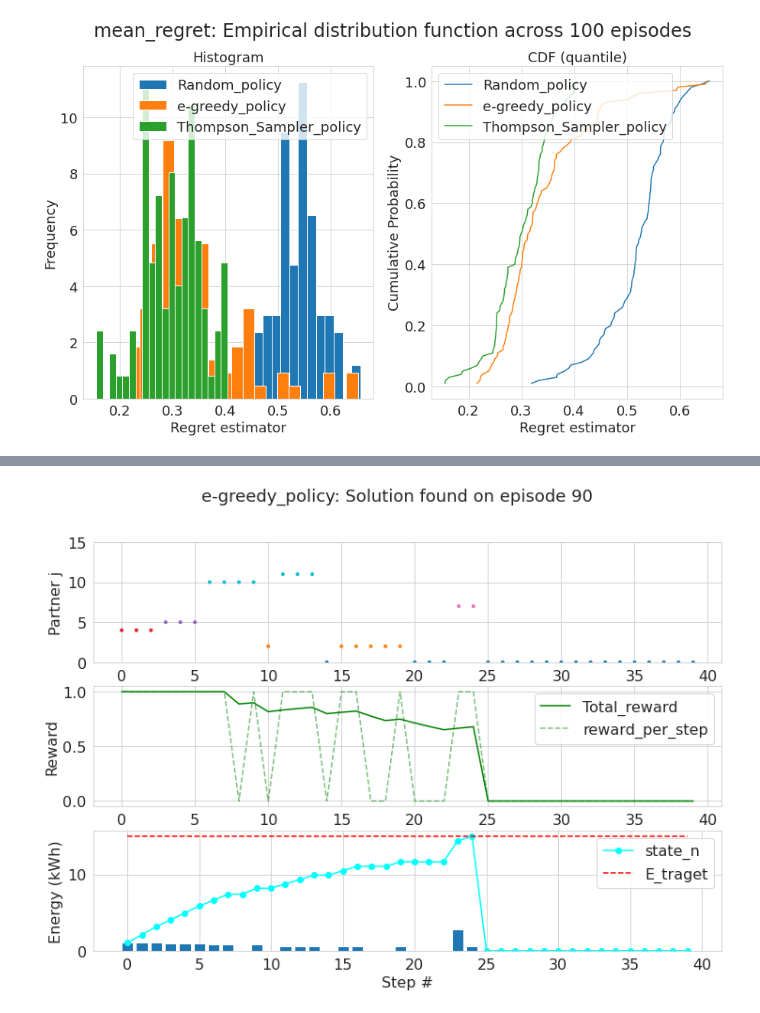
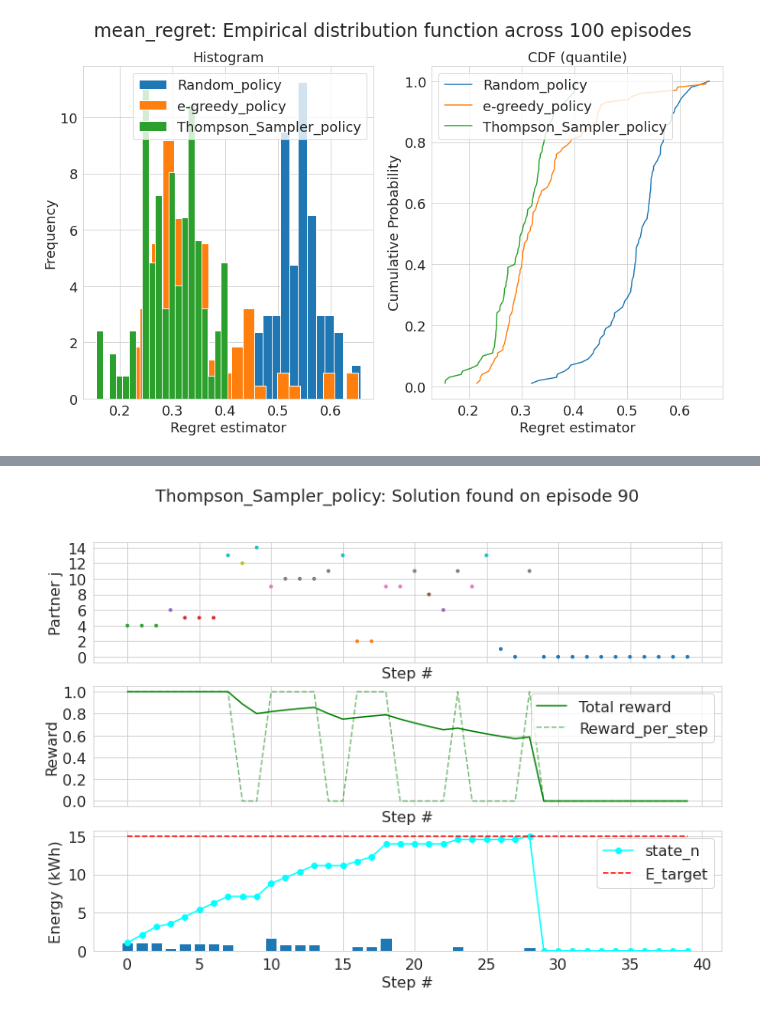
Before and after one commit to tabsa/P2P_market_MAD, a Jupyter notebook: Data_analysis_and_Policy.ipynb, the cells around one changed output, grey strips where cells are left out. Saved outputs shown, nothing was run; the diff lists cells and outputs as text; code cells hidden in the pictures.

```diff
--- a/Data_analysis_and_Policy.ipynb
+++ b/Data_analysis_and_Policy.ipynb
@@ -155,36 +191,26 @@ for theta in theta_feat:
 # %%
 # Result data structure
 pol_sol = data['policy_sol'] # Optimal policy per agent
 e_target = data['simulation']['target'] # Energy target per episode (array)
 ag_label = data['agents']['id'] # Agent type (Random, Epsilon-greedy, Thompson-Sampler)
 no_offers = data['simulation']['environment'].no_offers # No of offers to trade with
 no_epi = data['simulation']['episodes'] # Episodes #
 # Plot parameters
-ag_id = 1 # Agent type (0, 1, 2...)
+ag_id = 2 # Agent type (0, 1, 2...)
 epi_id = 90 # Episode id
 ax_label = ['Step #', 'Partner j', 'Reward','Energy (kWh)']
 ax_size = 16
-fig, ax1, ax2, ax3 = plot_action_choice(pol_sol[ag_id], e_target[epi_id], epi_id, no_offers, (12,8)) # Make the plot
-# Set labels and title of Subplot 1
-ax1.set_xlabel(xlabel=ax_label[0], fontsize=ax_size)
-ax1.set_ylabel(ylabel=ax_label[1], fontsize=ax_size)
-ax1.tick_params(axis='x', labelsize=ax_size)
-ax1.tick_params(axis='y', labelsize=ax_size)
-# Set labels and title of Subplot 2
-ax2.set_xlabel(xlabel=ax_label[0], fontsize=ax_size)
-ax2.set_ylabel(ylabel=ax_label[2], fontsize=ax_size)
-ax2.tick_params(axis='x', labelsize=ax_size)
-ax2.tick_params(axis='y', labelsize=ax_size)
-ax2.legend(['Total_reward', 'reward_per_step'], fontsize=ax_size, loc=0)
-# Set labels and title of Subplot 3
-ax3.set_xlabel(xlabel=ax_label[0], fontsize=ax_size)
-ax3.set_ylabel(ylabel=ax_label[3], fontsize=ax_size)
-ax3.tick_params(axis='x', labelsize=ax_size)
-ax3.tick_params(axis='y', labelsize=ax_size)
-ax3.legend(['state_n', 'E_traget'], fontsize=ax_size, loc=0)
+fig, ax = plot_action_choice(pol_sol[ag_id], e_target[epi_id], epi_id, no_offers, (12,8)) # Make the plot
+# Set labels of each subplot
+[ax[i].set_xlabel(xlabel=ax_label[0], fontsize=ax_size) for i in range(len(ax))]
+[ax[i].set_ylabel(ylabel=ax_label[i+1], fontsize=ax_size) for i in range(len(ax))]
+[ax[i].tick_params(axis='x', labelsize=ax_size) for i in range(len(ax))]
+[ax[i].tick_params(axis='y', labelsize=ax_size) for i in range(len(ax))]
+# Set legend of Subplots 2 and 3
+[ax[i].legend(fontsize=ax_size) for i in np.arange(1, len(ax))]
 # Set title
 #[ax[i].set_title(subplot_title[i], fontsize=18) for i in range(len(ax))]
 fig.suptitle(f'{ag_label[ag_id]}: Solution found on episode {epi_id}', fontsize=18)
 plt.show()
 # %% [output]
-[figure, old version]
+[figure, new version]
```
Also changed, not shown: parts of 10 cells of this notebook.
